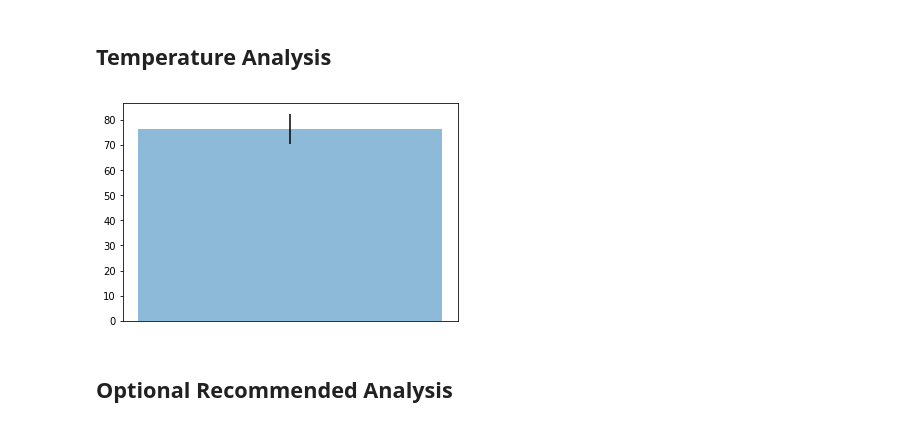
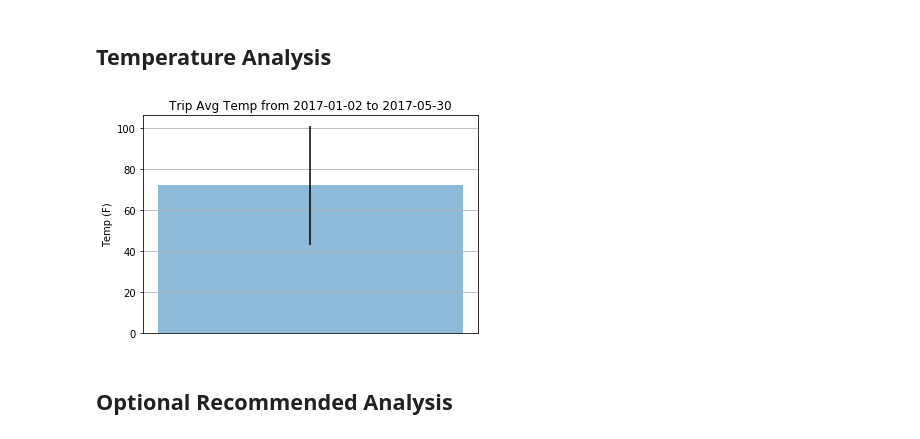
Before and after one commit to tokunami/Hawaii-hw, a Jupyter notebook: climate_analysis.ipynb, the cells around one changed output. Cells and saved outputs as stored; diff of their text form; code cells hidden in the pictures.

```diff
--- a/climate_analysis.ipynb
+++ b/climate_analysis.ipynb
@@ -6,3 +6,11 @@ import sqlalchemy
 from sqlalchemy.ext.automap import automap_base
 from sqlalchemy.orm import Session
 from sqlalchemy import create_engine, inspect, func
+
+import datetime as dt
+import pandas as pd
+
+import matplotlib.pyplot as plt
+
+startDate='2018-05-25'
+endDate='2018-05-30'
@@ -10,0 +48,4 @@ from sqlalchemy import create_engine, inspect, func
+# %%
+# set Dates
+print("Let's start trip planning!")
+startDate = setDate('dept')
@@ -10,0 +56,2 @@ from sqlalchemy import create_engine, inspect, func
+# %%
+endDate = setDate('arr')
@@ -175,28 +210,43 @@ tobs_past12.loc[tobs_past12['name']== highestSt].plot.hist(bins=12, alpha=0.5)
 # %%
 # Write a function called calc_temps that will accept a start date and end date in the format %Y-%m-%d and return the minimum, average, and maximum temperatures for that range of dates.
 def calc_temps(start, end):
-#     TODO format check
-    tobs_DF = pd.read_sql(session.query(Mea.date, Sta.name, Mea.tobs).filter(Mea.station == Sta.station, Mea.date > start, Mea.date < end).order_by(Mea.date).statement, session.bind)
+    if start > end:
+        start_ = end
+        end_ = start
+    else:
+        start_ = start
+        end_ = end
+
+    start_prev = yearAgoDate(start_)
+    end_prev = yearAgoDate(end_)
+
+    tobs_DF = pd.read_sql(session.query(Mea.date, Sta.name, Mea.tobs).filter(Mea.station == Sta.station, Mea.date > start_prev, Mea.date < end_prev).order_by(Mea.date).statement, session.bind)
     return {
         'min': tobs_DF.describe().loc[tobs_DF.describe().index=='min']['tobs'][0],
         'avg': tobs_DF.describe().loc[tobs_DF.describe().index=='mean']['tobs'][0],
-        'max': tobs_DF.describe().loc[tobs_DF.describe().index=='max']['tobs'][0]
+        'max': tobs_DF.describe().loc[tobs_DF.describe().index=='max']['tobs'][0],
+        'start_date': start_prev,
+        'end_date': end_prev
     }
 # %%
-data=calc_temps('2017-05-01', '2017-05-03')
 # Use the calc_temps function to calculate the min, avg, and max temperatures for your trip using the matching dates from the previous year (i.e. use "2017-01-01" if your trip start date was "2018-01-01")
+data=calc_temps(startDate, endDate)
 
 # Plot the min, avg, and max temperature from your previous query as a bar chart.
 # Use the average temperature as the bar height.
 # Use the peak-to-peak (tmax-tmin) value as the y error bar (yerr).
 plt.bar(0,data['avg'],yerr=data['max']-data['min'], alpha=0.5)
 plt.xticks([1],['avg'])
-# ax=plt.subplot()
-# ax.set_ylabel('Temp (F)')
+ax=plt.subplot()
+ax.set_ylabel('Temp (F)')
 
-# ax.grid()
+sDate = data['start_date']
+eDate = data['end_date']
+plt.title(f'Trip Avg Temp from {sDate} to {eDate}')
+
+ax.grid()
 plt.show()
 # %% [output]
-[figure, old version]
+[figure, new version]
 # %% [markdown]
 ## Optional Recommended Analysis
```
Also changed, not shown: parts of 12 cells of this notebook.
